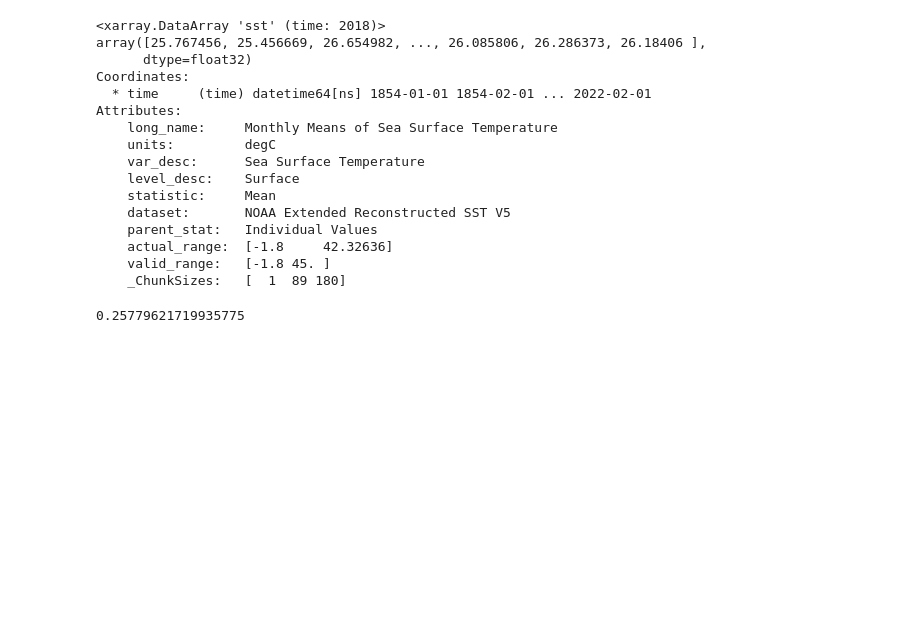
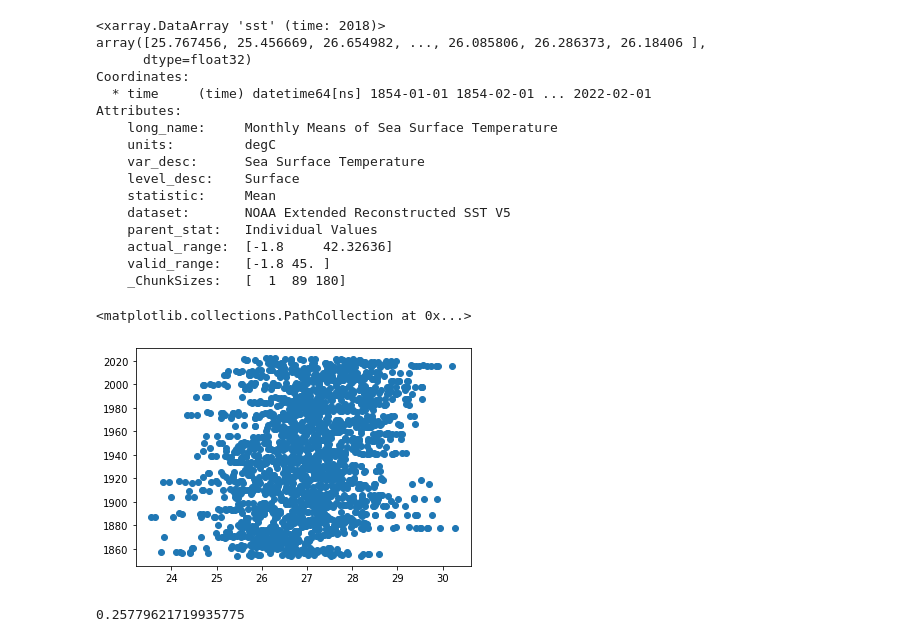
Before and after one commit to MPOcanes/MPO624_2022, a Jupyter notebook: Notebooks/xarray_SST_timeregressions.ipynb, the cells around one changed output. Cells and saved outputs as stored; diff of their text form; code cells hidden in the pictures; blank space fills up the shorter version.

```diff
--- a/Notebooks/xarray_SST_timeregressions.ipynb
+++ b/Notebooks/xarray_SST_timeregressions.ipynb
@@ -64,6 +64,11 @@ Attributes:
     actual_range:  [-1.8     42.32636]
     valid_range:   [-1.8 45. ]
     _ChunkSizes:   [  1  89 180]
+# %%
+plt.scatter(CEP.values, CEP.time)
+# %% [output]
+<matplotlib.collections.PathCollection at 0x...>
+[figure, added]
 # %%
 # correlation with time is the trend: upward (positive) 0.16435173719492452
 timecor = np.corrcoef(CEP.values, range(CEP.size))[1,0]; timecor
```
Also changed, not shown: parts of 7 cells of this notebook.
